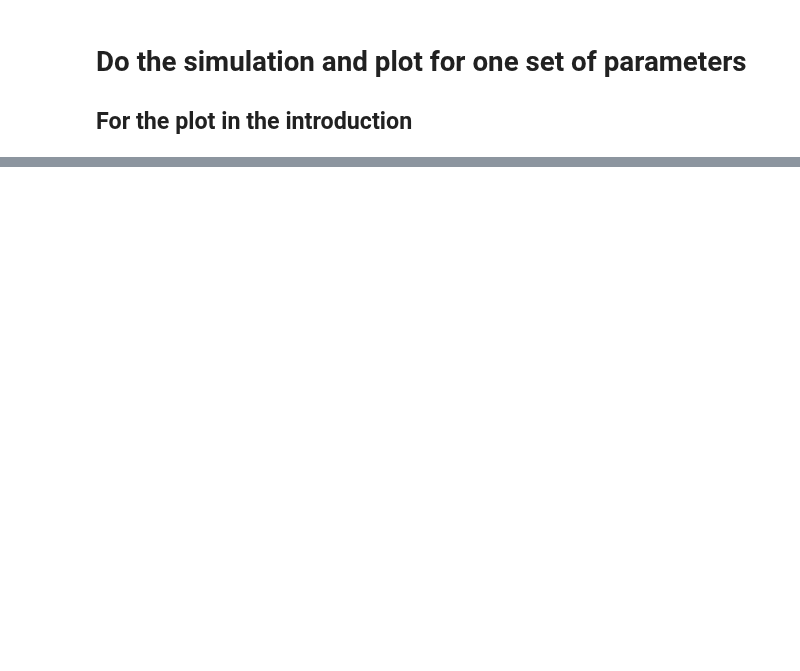
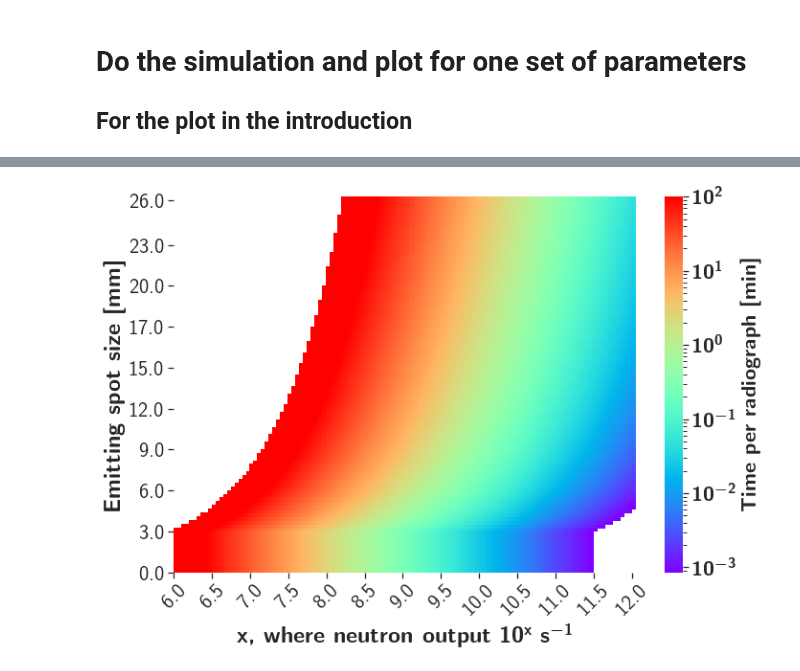
Before and after one commit to kromerh/phd_python, a Jupyter notebook: 13.EmittingSpotVsOutput_imagingTime/03.PlotThesisIntroduction.ipynb, the cells around one changed output, grey strips where cells are left out. Cells and saved outputs as stored; diff of their text form; code cells hidden in the pictures; blank space fills up the shorter version.

```diff
--- a/13.EmittingSpotVsOutput_imagingTime/03.PlotThesisIntroduction.ipynb
+++ b/13.EmittingSpotVsOutput_imagingTime/03.PlotThesisIntroduction.ipynb
@@ -498,0 +586,95 @@ do_run_thesis(outfile,run=row['run'],
+# %%
+from matplotlib.colors import LogNorm
+import math
+import os
+import pandas as np
+import numpy as np
+from matplotlib.colors import LogNorm
+import math
+import os
+import matplotlib
+import matplotlib.ticker as ticker
+os.environ["PATH"] += os.pathsep + '/usr/local/texlive/2018/bin/x86_64-darwin'
+plt.rc('text', usetex=True)
+plt.rc('font', weight='bold')
+matplotlib.rcParams["font.weight"] = "bold"
+matplotlib.rcParams["axes.labelweight"] = "bold"
+matplotlib.rcParams['mathtext.fontset'] = 'custom'
+matplotlib.rcParams['mathtext.rm'] = 'Arial'
+matplotlib.rcParams['mathtext.it'] = 'Arial:italic'
+matplotlib.rcParams['mathtext.bf'] = 'Arial:bold'
+matplotlib.rcParams['mathtext.tt'] = 'Arial'
+matplotlib.rcParams['mathtext.cal'] = 'Arial'
+matplotlib.rcParams['text.latex.preamble'] = [r'\usepackage{sfmath} \boldmath']
+#     outfile = '/Users/hkromer/02_PhD/02_Data/10.OutputVSEmittingSpot_Robert/my_plots/'
+data_plot = pd.read_csv('/Users/hkromer/02_PhD/tmp/data_plot.csv', index_col=0)
+data_plot.columns = data_plot.columns.astype(float)
+data_plot = data_plot.loc[:, data_plot.columns <= 12]
+#     outfile = f"{outfile}{run}.pdf"
+fig = plt.figure(figsize=(10, 7))
+num_ticks = 10
+fs = 24
+# ylabels
+# the index of the position of yticks
+ylabels = data_plot.index.values
+yticks = np.linspace(0, len(ylabels) - 1, num_ticks, dtype=np.int)
+# the content of labels of these yticks
+yticklabels = [np.round(ylabels[idx], 0) for idx in yticks]
+
+# xlabels
+# # the index of the position of xticks
+xlabels = data_plot.columns.values
+xlabels = np.round(xlabels, 2)
+# xticks = np.linspace(0, len(xlabels) - 1, num_ticks, dtype=np.int)
+# # the content of labels of these yticks
+# xticklabels = [np.round(xlabels[idx], 1) for idx in xticks]
+# print(xticks, xticklabels)
+xticklabels = np.arange(xlabels[0],xlabels[-1]+0.5, 0.5)
+xticks = np.asarray([])
+for ii in range(0,len(xticklabels)):
+    for jj in range(0,len(xlabels)):
+        if xticklabels[ii] == xlabels[jj]:
+            xticks = np.append(xticks, jj)
+xticks = xticks.astype(int)
+assert xticklabels.all() == xlabels[xticks].all()
+
+log_norm = LogNorm(vmin=data_plot.min().min(), vmax=data_plot.max().max())
+cbar_ticks = [math.pow(10, i) for i in range(math.floor(math.log10(data_plot.min().min())), 1+math.ceil(math.log10(data_plot.max().max())))]
+
+# cbar_ticks = [0,1,10,1e2,1e3,1e4,1e5]
+# sns.set(font_scale = 2)
+sns.set_context("paper")
+sns.set(rc={'axes.facecolor':'white', 'figure.facecolor':'white',"xtick.bottom" : True, "ytick.left" : True, 'font.weight': "bold"})
+
+#     ax = sns.heatmap(data_plot, yticklabels=yticklabels, xticklabels=xticklabels, vmax=101, cmap='coolwarm', norm=log_norm, cbar_kws={"ticks": cbar_ticks})
+ax = sns.heatmap(data_plot, yticklabels=yticklabels, xticklabels=xticklabels, vmax=101, cmap='rainbow', norm=log_norm, cbar_kws={"ticks": cbar_ticks})
+
+# ax.xaxis.set_major_formatter(ticker.EngFormatter())
+ax.set_yticks(yticks)
+ax.set_xticks(xticks)
+ax.invert_yaxis()
+cbar = ax.collections[0].colorbar
+cbar.ax.tick_params(labelsize=fs-2)
+for label in ax.get_yticklabels():
+    label.set_size(fs-2)
+    label.set_weight("heavy")
+#     label.set_color("black")
+for label in ax.get_xticklabels():
+    label.set_size(fs-2)
+    label.set_weight("heavy")
+#     label.set_color("black")
+# ax.tick_params('x', colors='black', labelsize=fs-2)
+# ax.tick_params('y', colors='black', labelsize=fs-2)
+
+plt.xlabel(r'\textbf{x, where neutron output} $10^x$ \textbf{s$^{-1}$}', fontsize=fs)
+cbar.ax.set_ylabel(r'\textbf{Time per radiograph [min]}', fontsize=fs-2, rotation=90)
+plt.ylabel(r'\textbf{Emitting spot size [mm]}', fontsize=fs)
+plt.yticks(rotation=0)
+plt.xticks(rotation=45)
+plt.tight_layout()
+outfile = '/Users/hkromer/polybox/Thesis/Chapters/Introduction/Figures/emitting_spot_output_imaging_time/emitting_spot_output_imaging_time_2.pdf'
+
+plt.savefig(outfile)
+plt.show()
+# %% [output]
+[figure, added]
```
Also changed, not shown: parts of 16 cells of this notebook, 8 other files.
